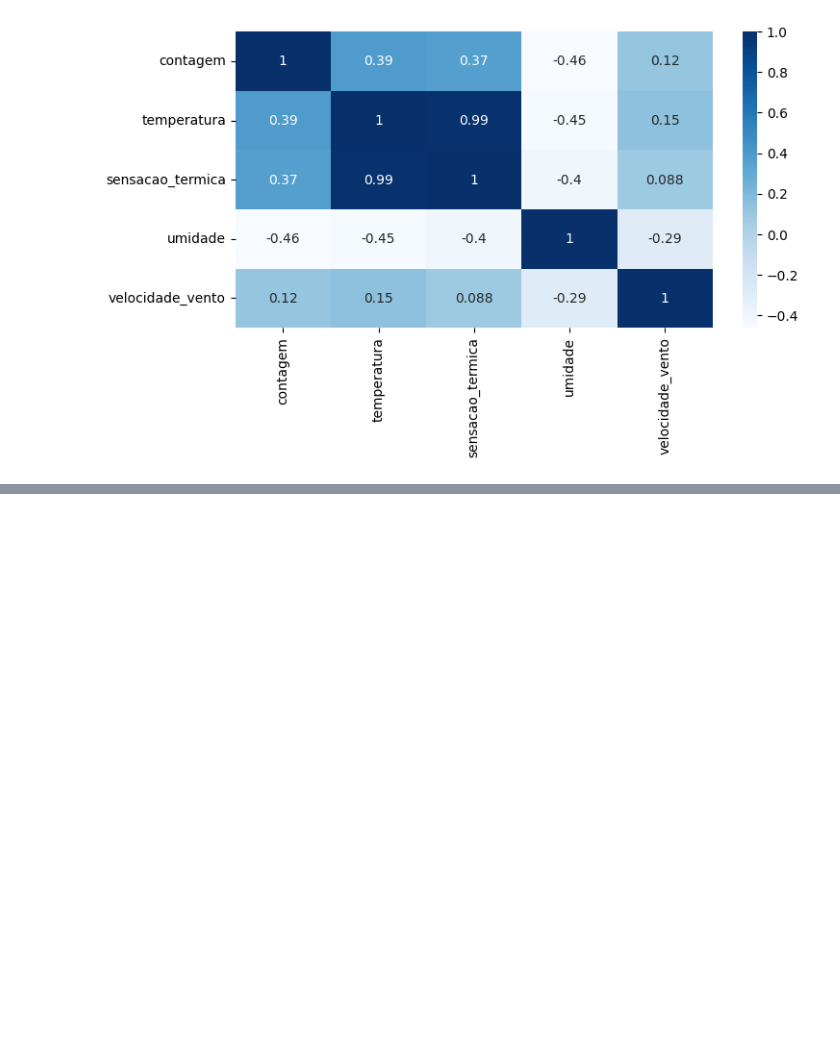
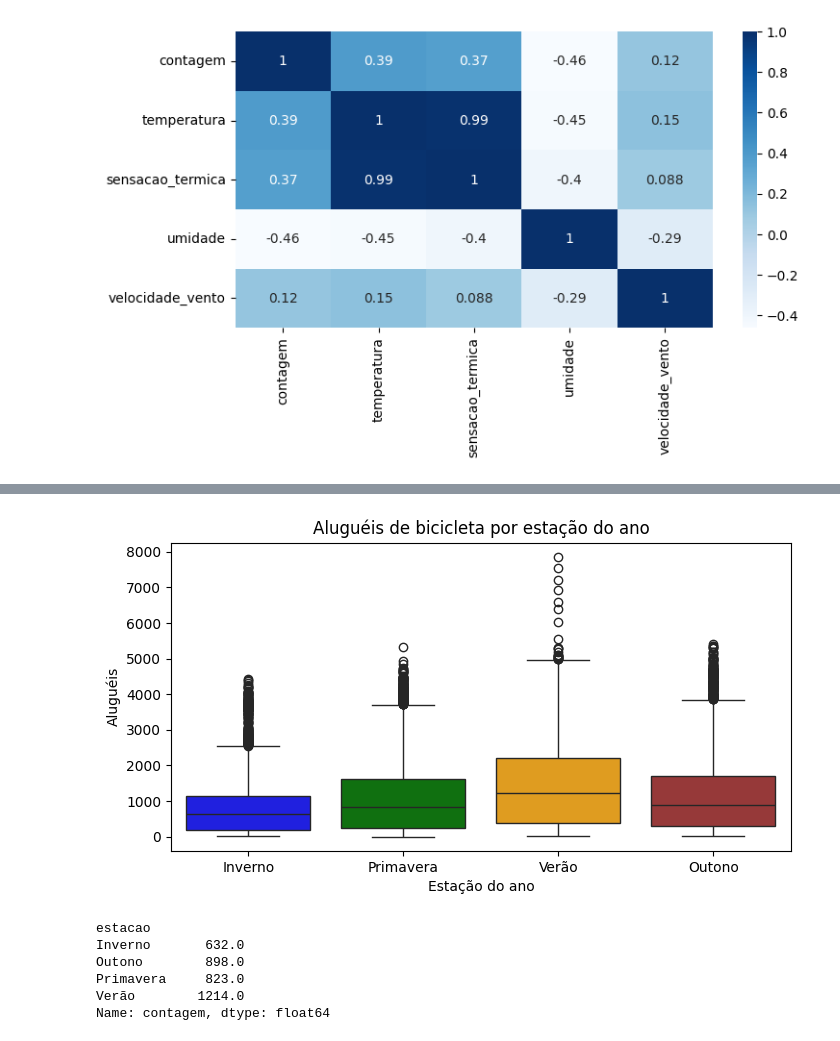
Before and after one commit to gabrielfsil/data-science-temporal-series, a Jupyter notebook: notebooks/temporal-series.ipynb, the cells around one changed output, grey strips where cells are left out. Saved outputs shown, nothing was run; the diff lists cells and outputs as text; code cells hidden in the pictures; blank space fills up the shorter version.

```diff
--- a/notebooks/temporal-series.ipynb
+++ b/notebooks/temporal-series.ipynb
@@ -228,0 +321,27 @@ plt.show()
+# %%
+plt.figure(figsize=(8,4))
+
+
+paleta_cores = {
+    'Primavera': 'green',
+    'Verão': 'orange',
+    'Outono': 'brown',
+    'Inverno': 'blue'
+}
+
+sns.boxplot(x='estacao', y='contagem', data=df_limpo, hue='estacao', palette=paleta_cores)
+plt.title('Aluguéis de bicicleta por estação do ano')
+plt.xlabel('Estação do ano')
+plt.ylabel('Aluguéis')
+plt.show()
+# %% [output]
+[figure, added]
+# %%
+df_limpo.groupby('estacao')['contagem'].median()
+# %% [output]
+estacao
+Inverno       632.0
+Outono        898.0
+Primavera     823.0
+Verão        1214.0
+Name: contagem, dtype: float64
```
Also changed, not shown: parts of 12 cells of this notebook.
